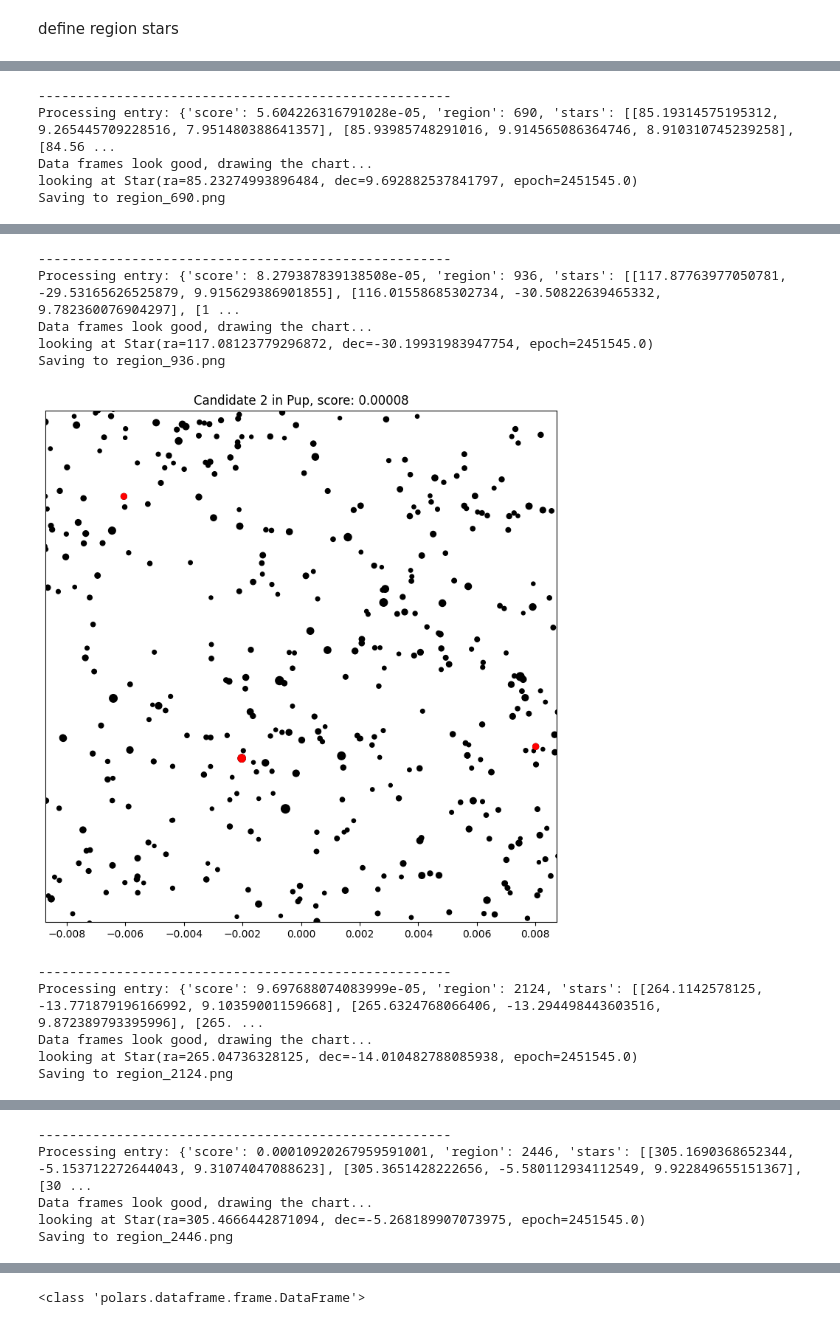
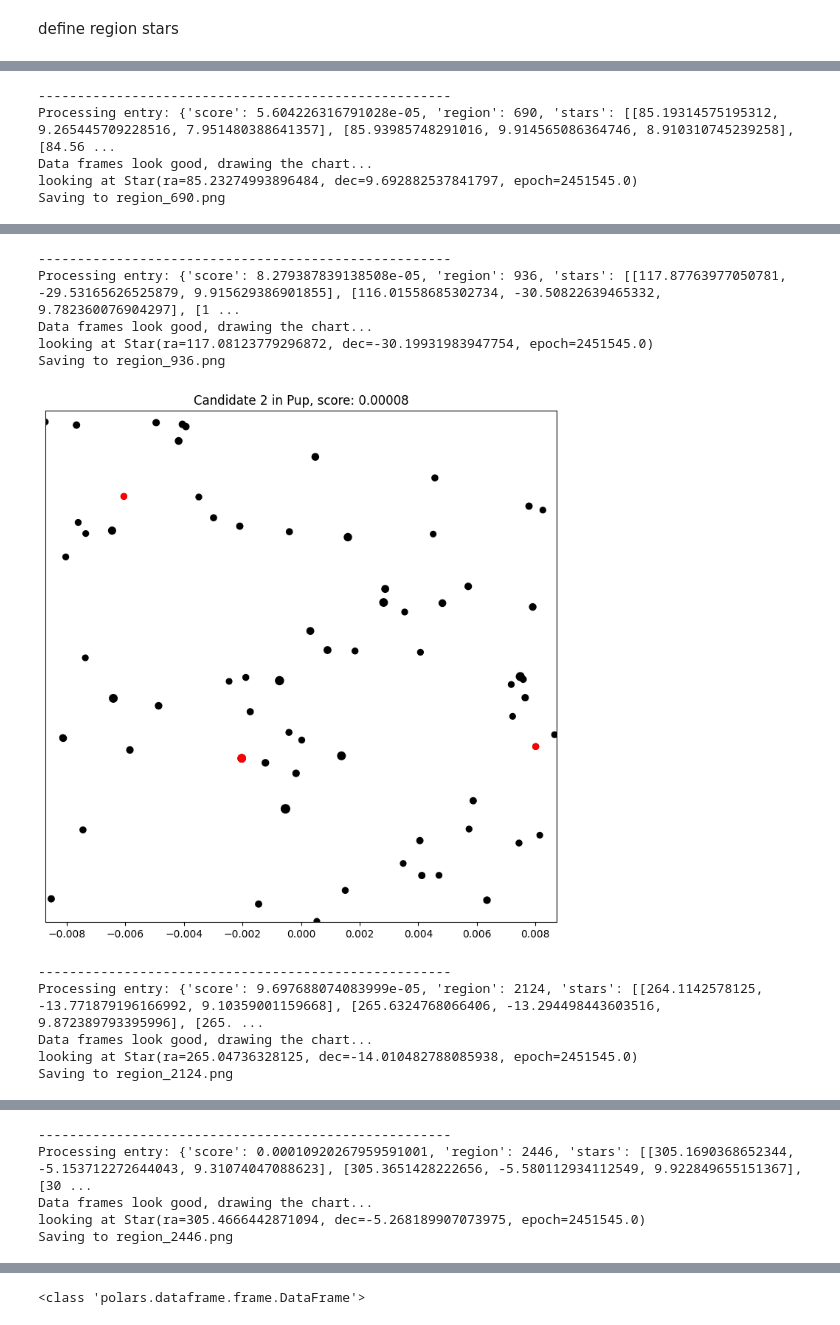
Before and after one commit to mrosseel/asterisms-py, a Jupyter notebook: nbs/02_processing_results.ipynb, the cells around one changed output, grey strips where cells are left out. Drawn from its saved outputs; the diff is of its cells as text; code cells hidden in the pictures.

Commit message:
mag 10 limit

```diff
--- a/nbs/02_processing_results.ipynb
+++ b/nbs/02_processing_results.ipynb
@@ -273,7 +273,7 @@ for idx, entry in enumerate(enriched_results.iter_rows(named=True)):
         print(f"Processing entry: {entry}")
 
         focus_stars = get_center_stars(entry)
-        region_stars = get_around_center_stars(entry, limiting_mag=12)
+        region_stars = get_around_center_stars(entry, limiting_mag=10)
 
         # Check if the data frames are empty
         if len(focus_stars) == 0 or len(region_stars) == 0:
@@ -303,9 +303,9 @@ Saving to region_690.png
 -----------------------------------------------------
 Processing entry: {'score': 8.279387839138508e-05, 'region': 936, 'stars': [[117.87763977050781, -29.53165626525879, 9.915629386901855], [116.01558685302734, -30.50822639465332, 9.782360076904297], [1 ...
 Data frames look good, drawing the chart...
 looking at Star(ra=117.08123779296872, dec=-30.19931983947754, epoch=2451545.0)
 Saving to region_936.png
-[figure, old version]
+[figure, new version]
 -----------------------------------------------------
 Processing entry: {'score': 9.697688074083999e-05, 'region': 2124, 'stars': [[264.1142578125, -13.771879196166992, 9.10359001159668], [265.6324768066406, -13.294498443603516, 9.872389793395996], [265. ...
 Data frames look good, drawing the chart...
```
Also changed, not shown: parts of 1 cell of this notebook, 1 other file.
